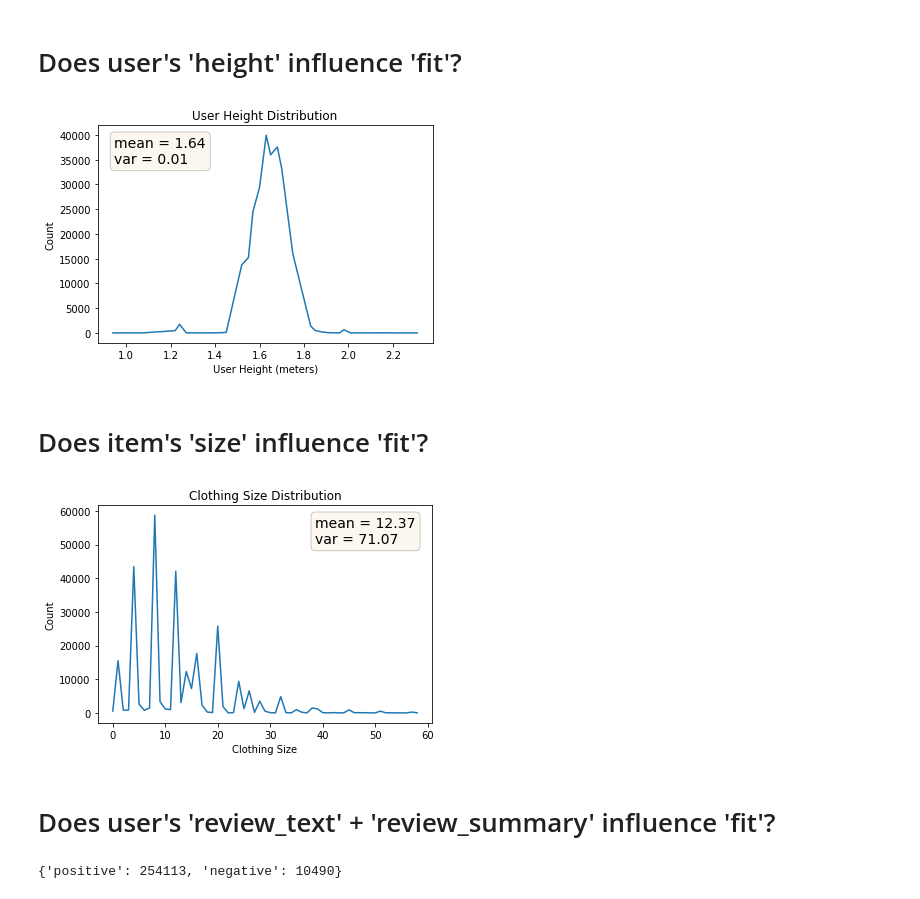
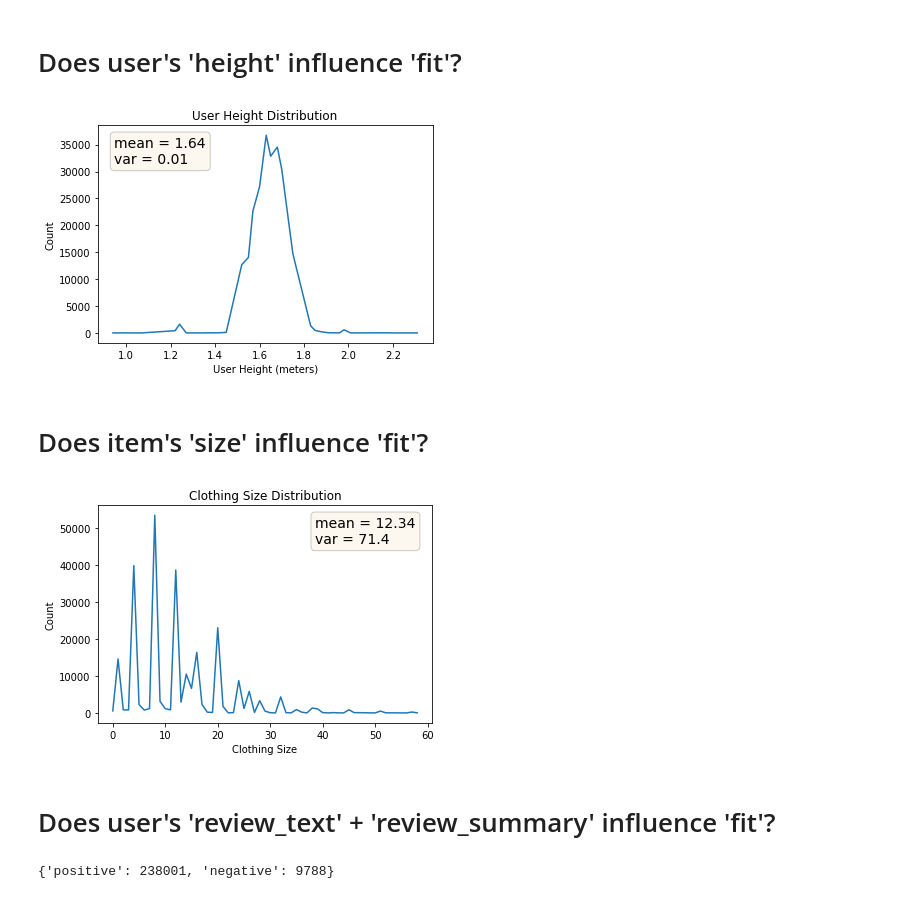
Before and after one commit to singh264/CSC2515-Project, a Jupyter notebook: main.ipynb, the cells around one changed output. Saved outputs shown, nothing was run; the diff lists cells and outputs as text; code cells hidden in the pictures.

```diff
--- a/main.ipynb
+++ b/main.ipynb
@@ -95,19 +95,19 @@ common_features = {'category', 'size', 'item_id', 'user_id', 'review_text', 'rev
 # %% [markdown]
 # Data Count - Items and Reviews
 # %%
-runtherunway_reviews_count = 0
-for item_id, reviews in runtherunway['data'].items():
-    runtherunway_reviews_count += len(reviews)
-
-modcloth_reviews_count = 0
-for item_id, reviews in modcloth['data'].items():
-    modcloth_reviews_count += len(reviews)
+def get_reviews_count(data):
+    count = 0
+    for item_id, reviews in data.items():
+        count += len(reviews)
+    return count
 
 modcloth_items_count = len(modcloth['data'].keys())
 runtherunway_items_count = len(runtherunway['data'].keys())
 total_items_count = modcloth_items_count + runtherunway_items_count
 print(f'total items = {runtherunway_items_count} + {modcloth_items_count} = {total_items_count}')
 
+runtherunway_reviews_count = get_reviews_count(runtherunway['data'])
+modcloth_reviews_count = get_reviews_count(modcloth['data'])
 total_reviews_count = runtherunway_reviews_count + modcloth_reviews_count
 print(f'total reviews = {runtherunway_reviews_count} + {modcloth_reviews_count} = {total_reviews_count}')
 # %% [output]
@@ -117,14 +193,7 @@ total reviews = 192544 + 82790 = 275334
 # Types of 'fit' (Classifications)
 # %%
 labels = set()
-runtherunway_data = runtherunway['data']
-modcloth_data = modcloth['data']
-
-for review_list in runtherunway_data.values():
-    for review in review_list:
-        labels.add(review['fit'])
-
-for review_list in modcloth_data.values():
+for review_list in train_data.values():
     for review in review_list:
         labels.add(review['fit'])
 
@@ -136,16 +205,12 @@ print(labels, len(labels))
 # %%
 labels_count = {l: 0 for l in labels}
 
-for review_list in runtherunway_data.values():
-    for review in review_list:
-        labels_count[review['fit']] += 1
-
-for review_list in modcloth_data.values():
+for review_list in train_data.values():
     for review in review_list:
         labels_count[review['fit']] += 1
 
 for label in labels_count.keys():
-    labels_count[label] = round((labels_count[label] / total_reviews_count) * 100)
+    labels_count[label] = int((labels_count[label] / total_reviews_count) * 100)
 
 labels = labels_count.keys()
 sizes = labels_count.values()
@@ -166,56 +231,42 @@ def get_height_in_meters(height_str):
     else:
         feet = int(height_str[0])
         inches = int(height_str[-2])
     height = feet * 0.3048 + inches * 0.0254
     return round(height, 2)
 
 heights_count = {}
 all_heights = []
 
-for review_list in runtherunway_data.values():
-    for review in review_list:
-        if 'height' in review:
-            height = get_height_in_meters(review['height'])
-            heights_count[height] = heights_count.get(height, 0) + 1
-            all_heights.append(height)
-
-for review_list in modcloth_data.values():
+for review_list in train_data.values():
     for review in review_list:
         if 'height' in review:
             height = get_height_in_meters(review['height'])
             heights_count[height] = heights_count.get(height, 0) + 1
             all_heights.append(height)
 
 heights = [h for h in sorted(heights_count)]
 counts = [heights_count[h] for h in heights]
 height_mean = round(np.mean(all_heights), 2)
 height_variance = round(np.var(all_heights), 2)
 
 fig, ax = plt.subplots()
 ax.plot(heights, counts)
 plt.title('User Height Distribution')
 plt.xlabel('User Height (meters)')
 plt.ylabel('Count')
 note = '\n'.join((f'mean = {height_mean}', f'var = {height_variance}'))
 props = dict(boxstyle='round', facecolor='wheat', alpha=0.2)
 ax.text(0.05, 0.95, note, transform=ax.transAxes, fontsize=14, verticalalignment='top', bbox=props)
 plt.show()
 # %% [output]
-[figure, old version]
+[figure, new version]
 # %% [markdown]
 # Does item's 'size' influence 'fit'?
 # %%
 sizes_count = {}
 all_sizes = []
 
-for review_list in runtherunway_data.values():
-    for review in review_list:
-        if 'size' in review:
-            size = review['size']
-            sizes_count[size] = sizes_count.get(size, 0) + 1
-            all_sizes.append(size)
-
-for review_list in modcloth_data.values():
+for review_list in train_data.values():
     for review in review_list:
         if 'size' in review:
             size = review['size']
@@ -237,7 +288,7 @@ props = dict(boxstyle='round', facecolor='wheat', alpha=0.2)
 ax.text(0.65, 0.95, note, transform=ax.transAxes, fontsize=14, verticalalignment='top', bbox=props)
 plt.show()
 # %% [output]
-[figure, old version]
+[figure, new version]
 # %% [markdown]
 # Does user's 'review_text' + 'review_summary' influence 'fit'?
 # %%
@@ -247,7 +298,7 @@ def get_sentiment(text):
 
 sentiment_count = {'positive': 0, 'negative': 0}
 
-for review_list in runtherunway_data.values():
+for review_list in train_data.values():
     for review in review_list:
         text = ''
         if 'review_text' in review:
@@ -261,24 +312,9 @@ for review_list in runtherunway_data.values():
         elif sentiment < 0:
             sentiment_count['negative'] += 1
 
-for review_list in modcloth_data.values():
-    for review in review_list:
-        text = ''
-        if 'review_text' in review:
-            text += review['review_text']
-        if 'review_summary' in review:
-            text += review['review_summary']
-
-        sentiment = get_sentiment(text)
-        if sentiment > 0:
-            sentiment_count['positive'] += 1
-        elif sentiment < 0:
-            sentiment_count['negative'] += 1
-
-
 print(sentiment_count)
 # %% [output]
-{'positive': 254113, 'negative': 10490}
+{'positive': 238001, 'negative': 9788}
 # %%
 fig = plt.figure()
 ax = fig.add_axes([0,0,1,1])
```
Also changed, not shown: parts of 8 cells of this notebook.
